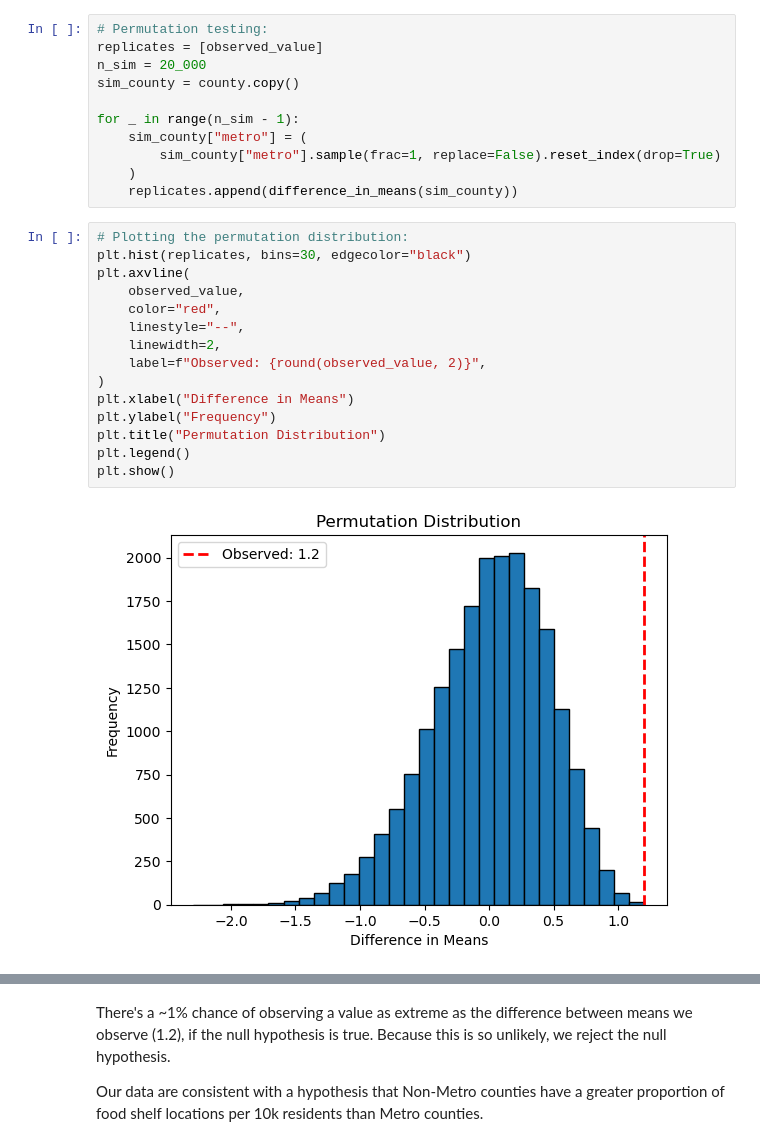
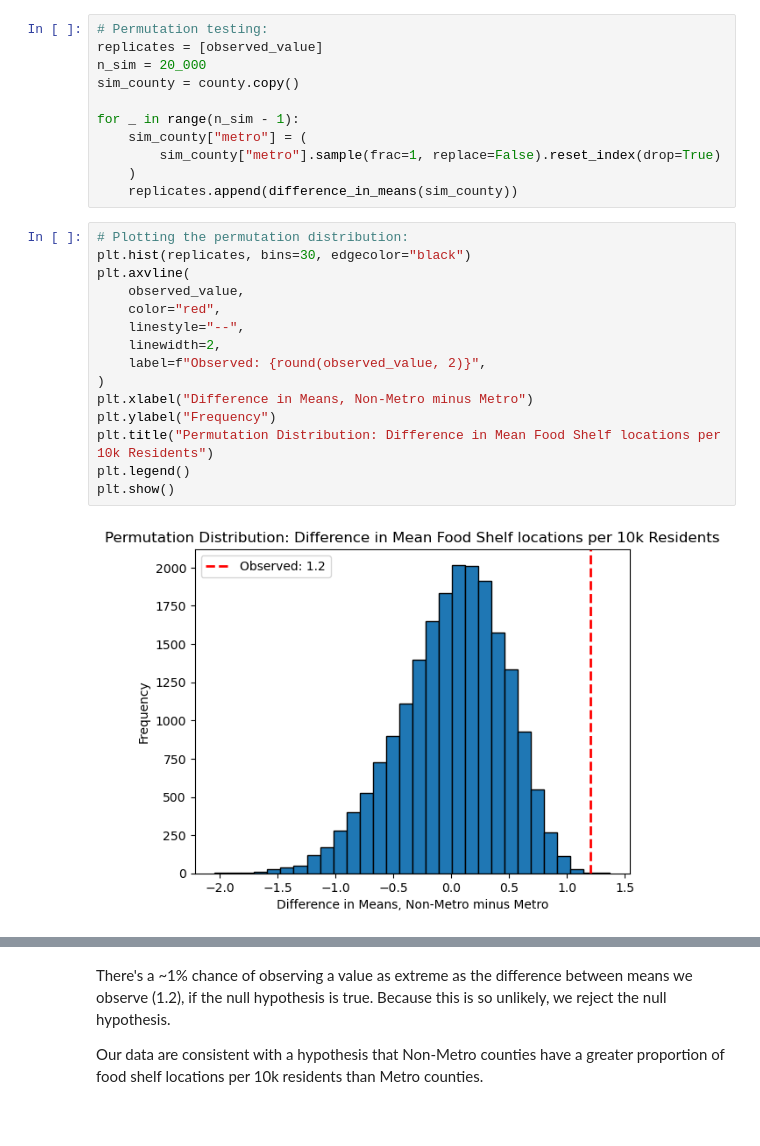
Before and after one commit to a-location-1/mn-food-shelf-analysis, a Jupyter notebook: food_shelf_analysis.ipynb, the cells around one changed output, grey strips where cells are left out. Drawn from its saved outputs; the diff is of its cells as text; blank space fills up the shorter version.

Commit message:
Add analysis plots for readme

```diff
--- a/food_shelf_analysis.ipynb
+++ b/food_shelf_analysis.ipynb
@@ -208,20 +208,20 @@ for _ in range(n_sim - 1):
 # %%
 # Plotting the permutation distribution:
 plt.hist(replicates, bins=30, edgecolor="black")
 plt.axvline(
     observed_value,
     color="red",
     linestyle="--",
     linewidth=2,
     label=f"Observed: {round(observed_value, 2)}",
 )
-plt.xlabel("Difference in Means")
+plt.xlabel("Difference in Means, Non-Metro minus Metro")
 plt.ylabel("Frequency")
-plt.title("Permutation Distribution")
+plt.title("Permutation Distribution: Difference in Mean Food Shelf locations per 10k Residents")
 plt.legend()
 plt.show()
 # %% [output]
-[figure, old version]
+[figure, new version]
 # %%
 # Calculating the p-value:
 p_value = np.mean(np.abs(replicates) >= np.abs(observed_value))
```
Also changed, not shown: parts of 6 cells of this notebook, 2 other files.
